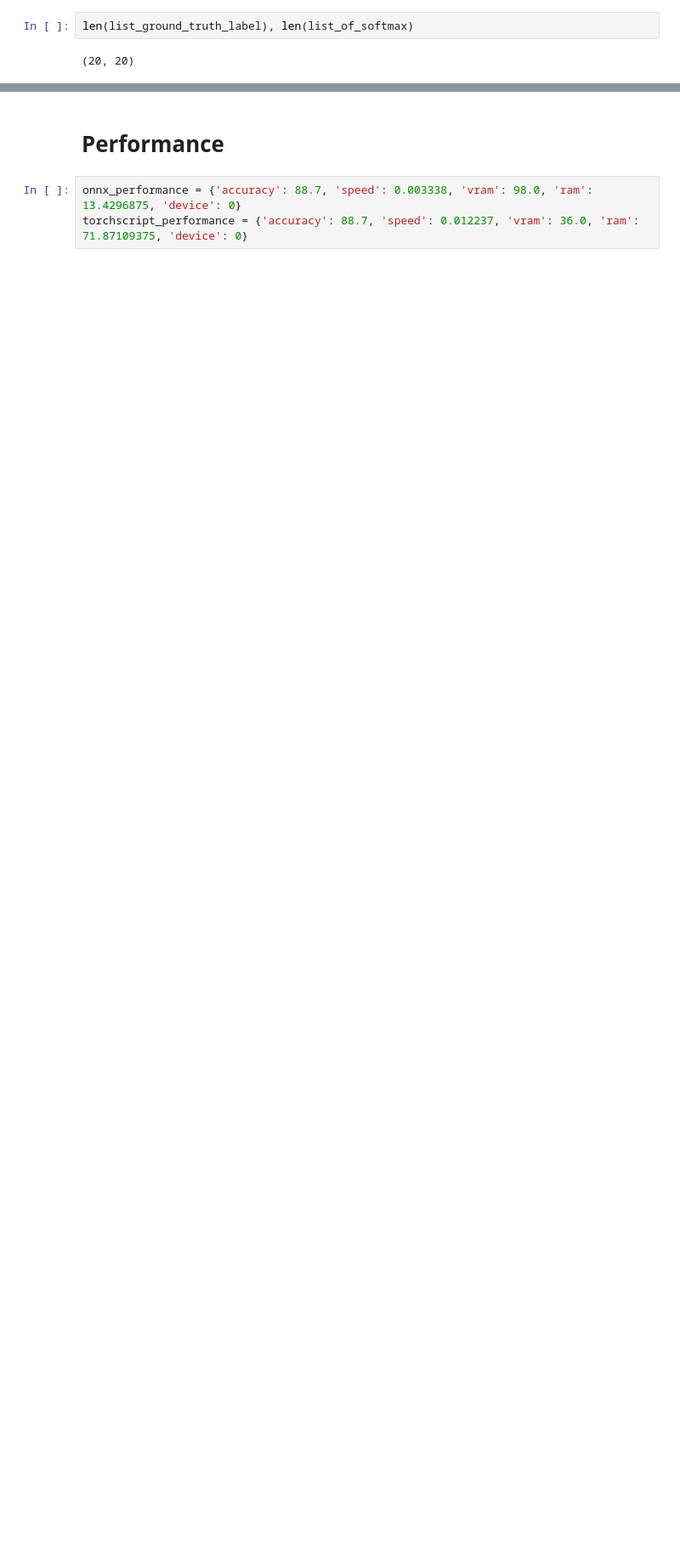
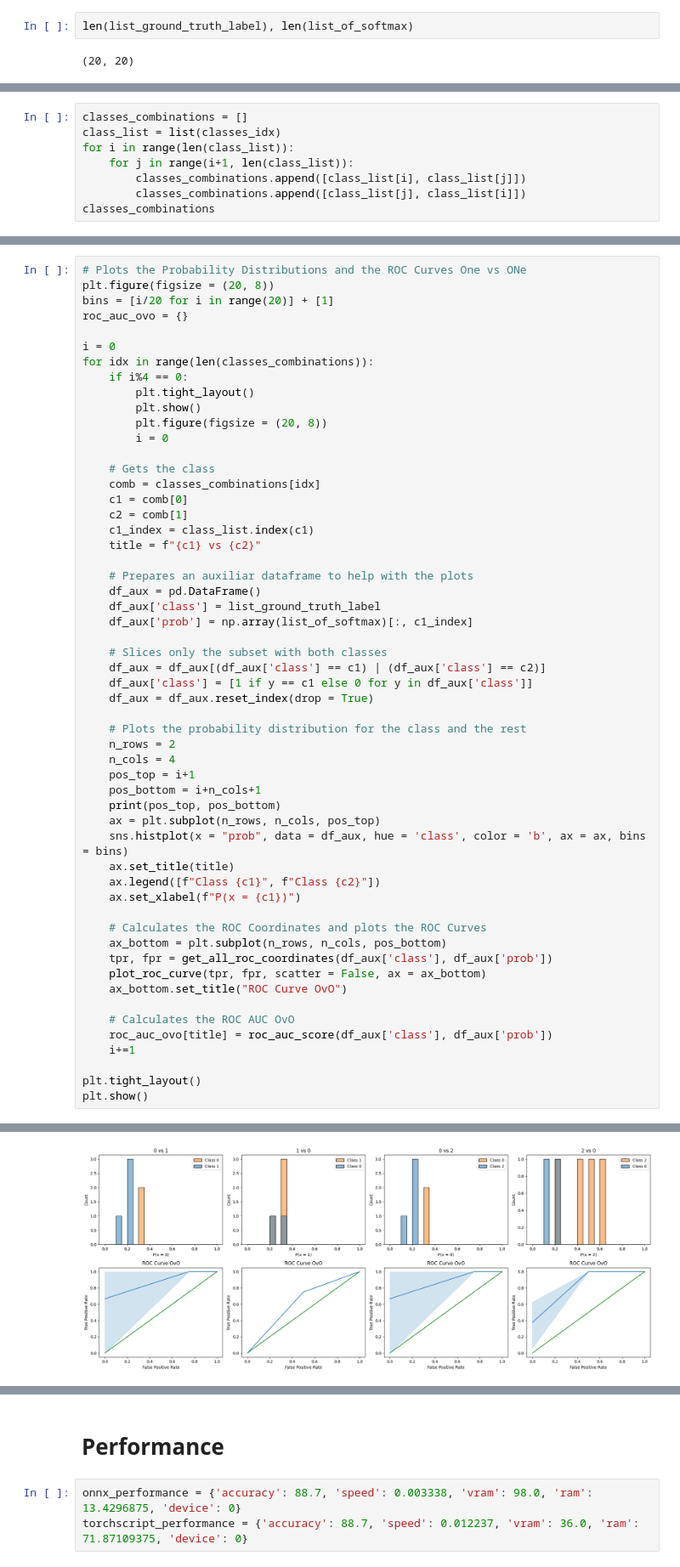
Before and after one commit to muhammadAgfian96/pytorch-lighting-image-classifier, a Jupyter notebook: src/notebooks/test_maping_data.ipynb, the cells around one changed output, grey strips where cells are left out. Shown at 85% size. Cells and saved outputs as stored; diff of their text form; blank space fills up the shorter version.

```diff
--- a/src/notebooks/test_maping_data.ipynb
+++ b/src/notebooks/test_maping_data.ipynb
@@ -144,0 +330,8 @@ array([0, 0, 0, 1, 0, 0, 0, 0, 1, 0, 0, 0, 0, 0, 1, 0, 1, 0, 0, 0])
+# %%
+classes_combinations = []
+class_list = list(classes_idx)
+for i in range(len(class_list)):
+    for j in range(i+1, len(class_list)):
+        classes_combinations.append([class_list[i], class_list[j]])
+        classes_combinations.append([class_list[j], class_list[i]])
+classes_combinations
@@ -144,0 +359,56 @@ array([0, 0, 0, 1, 0, 0, 0, 0, 1, 0, 0, 0, 0, 0, 1, 0, 1, 0, 0, 0])
+# %%
+# Plots the Probability Distributions and the ROC Curves One vs ONe
+plt.figure(figsize = (20, 8))
+bins = [i/20 for i in range(20)] + [1]
+roc_auc_ovo = {}
+
+i = 0
+for idx in range(len(classes_combinations)):
+    if i%4 == 0:
+        plt.tight_layout()
+        plt.show()
+        plt.figure(figsize = (20, 8))
+        i = 0
+
+    # Gets the class
+    comb = classes_combinations[idx]
+    c1 = comb[0]
+    c2 = comb[1]
+    c1_index = class_list.index(c1)
+    title = f"{c1} vs {c2}"
+
+    # Prepares an auxiliar dataframe to help with the plots
+    df_aux = pd.DataFrame()
+    df_aux['class'] = list_ground_truth_label
+    df_aux['prob'] = np.array(list_of_softmax)[:, c1_index]
+
+    # Slices only the subset with both classes
+    df_aux = df_aux[(df_aux['class'] == c1) | (df_aux['class'] == c2)]
+    df_aux['class'] = [1 if y == c1 else 0 for y in df_aux['class']]
+    df_aux = df_aux.reset_index(drop = True)
+
+    # Plots the probability distribution for the class and the rest
+    n_rows = 2
+    n_cols = 4
+    pos_top = i+1
+    pos_bottom = i+n_cols+1
+    print(pos_top, pos_bottom)
+    ax = plt.subplot(n_rows, n_cols, pos_top)
+    sns.histplot(x = "prob", data = df_aux, hue = 'class', color = 'b', ax = ax, bins = bins)
+    ax.set_title(title)
+    ax.legend([f"Class {c1}", f"Class {c2}"])
+    ax.set_xlabel(f"P(x = {c1})")
+
+    # Calculates the ROC Coordinates and plots the ROC Curves
+    ax_bottom = plt.subplot(n_rows, n_cols, pos_bottom)
+    tpr, fpr = get_all_roc_coordinates(df_aux['class'], df_aux['prob'])
+    plot_roc_curve(tpr, fpr, scatter = False, ax = ax_bottom)
+    ax_bottom.set_title("ROC Curve OvO")
+
+    # Calculates the ROC AUC OvO
+    roc_auc_ovo[title] = roc_auc_score(df_aux['class'], df_aux['prob'])
+    i+=1
+
+plt.tight_layout()
+plt.show()
+# %% [output]
@@ -144,0 +420 @@ array([0, 0, 0, 1, 0, 0, 0, 0, 1, 0, 0, 0, 0, 0, 1, 0, 1, 0, 0, 0])
+[figure, added]
```
Also changed, not shown: parts of 27 cells of this notebook, 2 other files.
